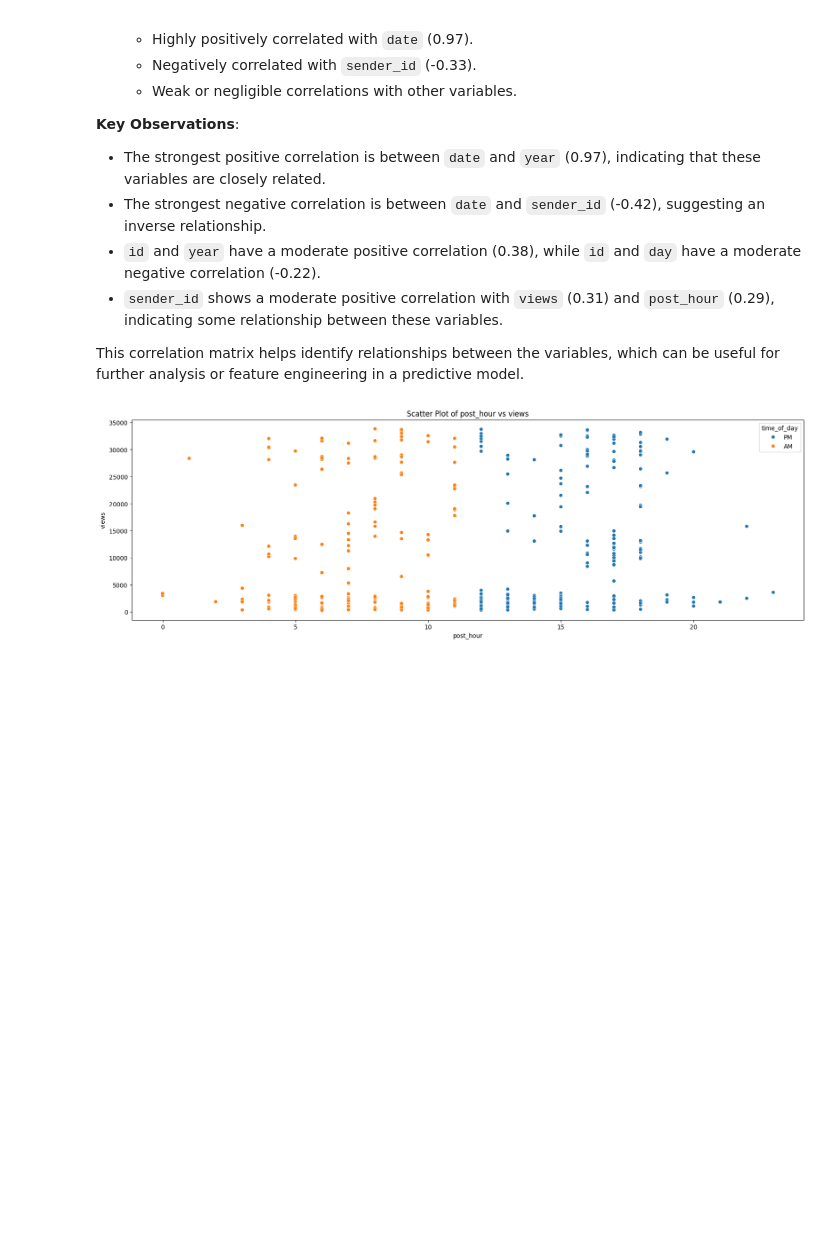
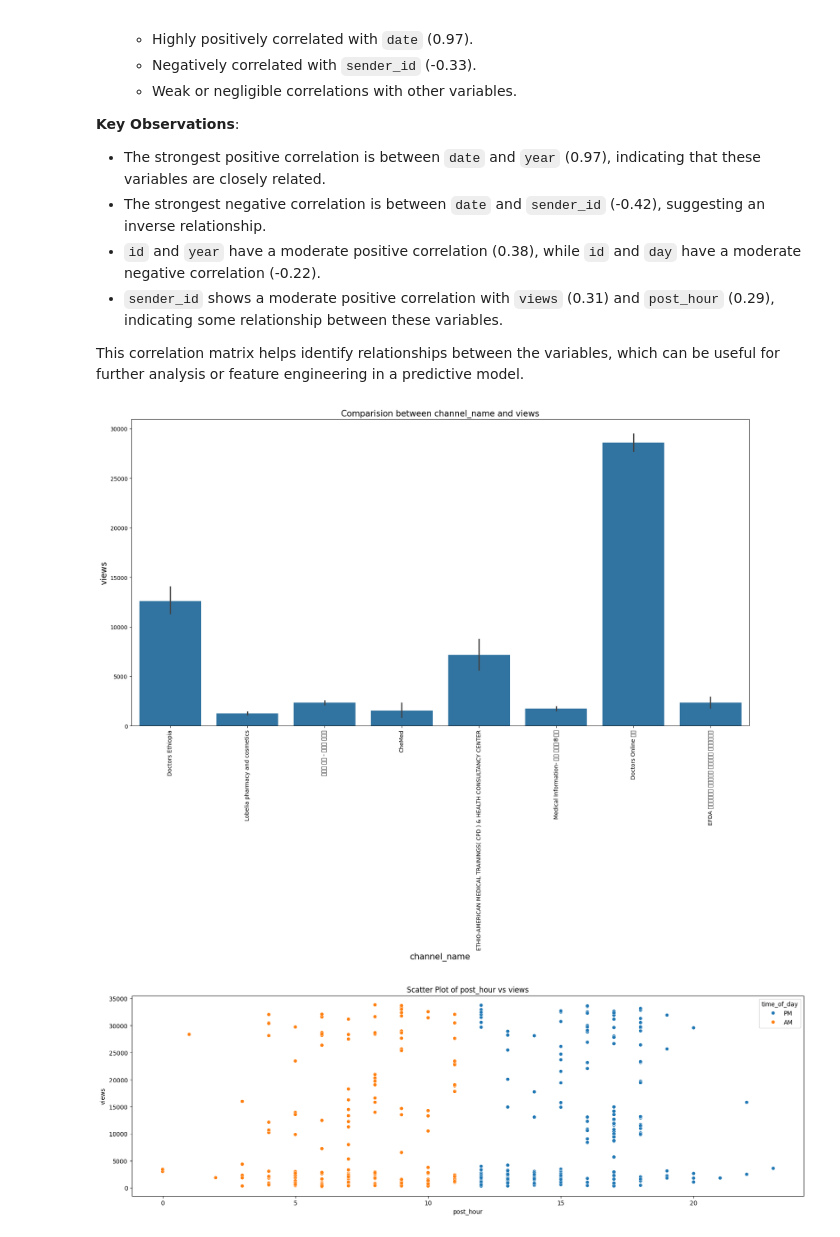
Before and after one commit to der-bew/Ethiopian_medical-_businesses_Analysis, a Jupyter notebook: notebooks/EDA.ipynb, the cells around one changed output. Saved outputs shown, nothing was run; the diff lists cells and outputs as text; code cells hidden in the pictures; blank space fills up the shorter version.

Commit message:
Update EDA and visualizer file

```diff
--- a/notebooks/EDA.ipynb
+++ b/notebooks/EDA.ipynb
@@ -268,6 +260,10 @@ Here's an analysis of the correlations in the matrix:
 - `sender_id` shows a moderate positive correlation with `views` (0.31) and `post_hour` (0.29), indicating some relationship between these variables.
 
 This correlation matrix helps identify relationships between the variables, which can be useful for further analysis or feature engineering in a predictive model.
+# %%
+visualizer.plot_bar(medical_df, 'channel_name', 'views')
+# %% [output]
+[figure, added]
 # %%
 visualizer.plot_scatter(medical_df, "post_hour", 'views', hue_col='time_of_day')
 # %% [output]
```
Also changed, not shown: parts of 1 cell of this notebook, 1 other file.
